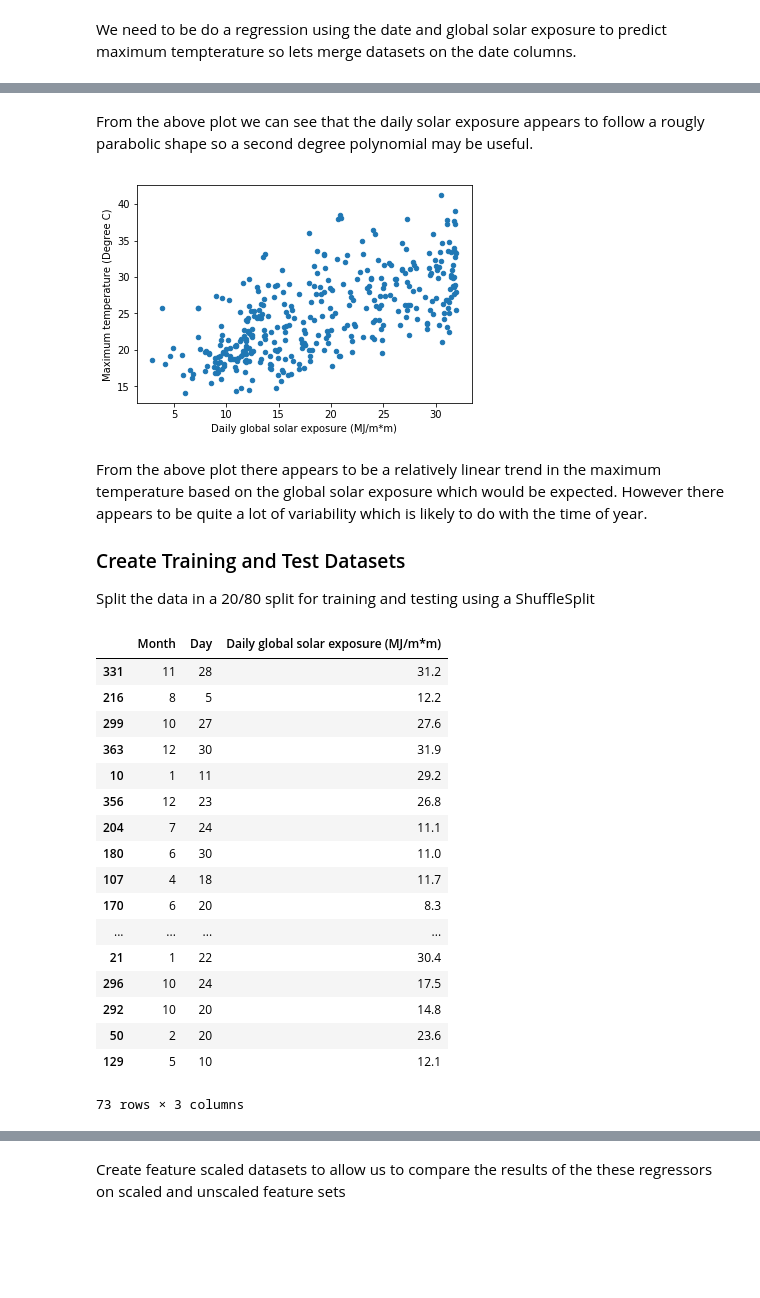
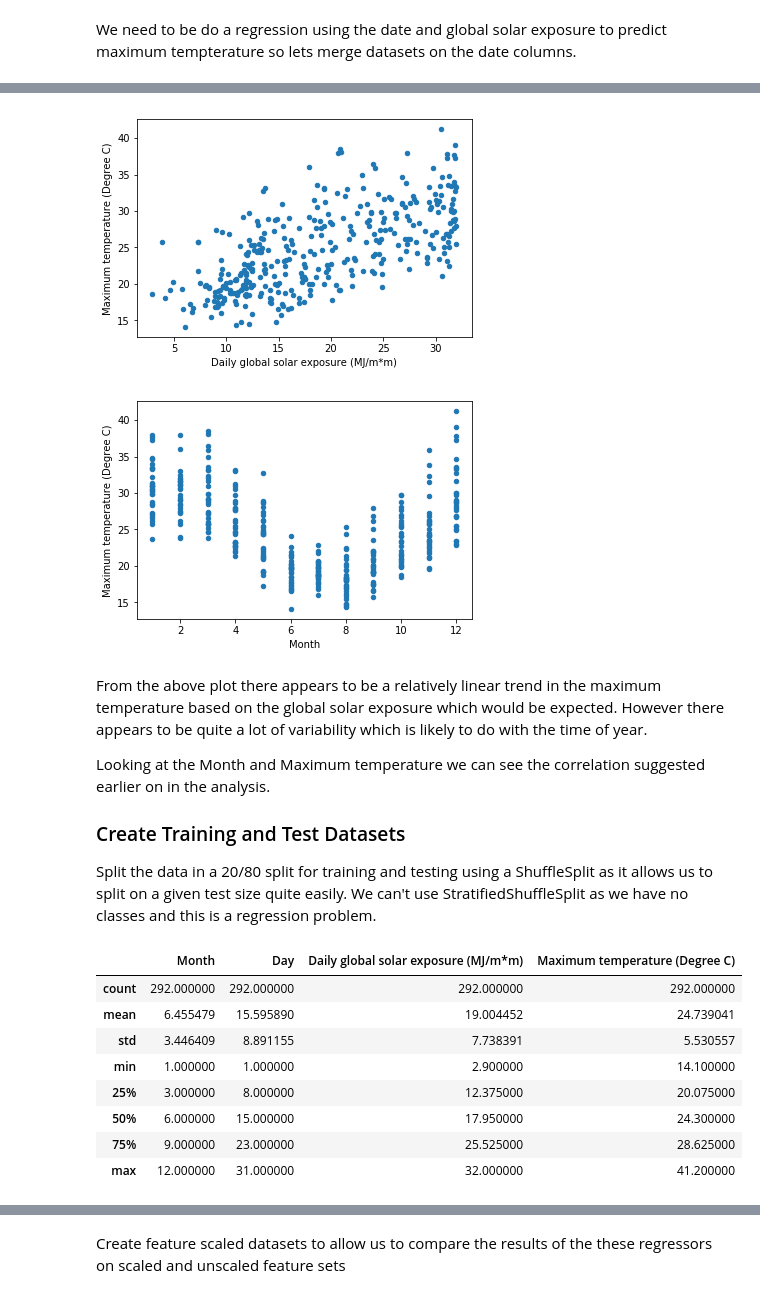
Before and after one commit to SamuelHeath/handson-ml, a Jupyter notebook: labs/lab3/lab03.ipynb, the cells around one changed output, grey strips where cells are left out. Cells and saved outputs as stored; diff of their text form; code cells hidden in the pictures; blank space fills up the shorter version.

```diff
--- a/labs/lab3/lab03.ipynb
+++ b/labs/lab3/lab03.ipynb
@@ -41,0 +50,5 @@ ecoli_data.head(10)
+# %%
+ecoli_data = ecoli_data.drop(["lip", "chg"], axis=1)
+
+ecoli_data.plot()
+plt.show()
@@ -239,45 +332,40 @@ plt.show()
-# %% [markdown]
-From the above plot we can see that the daily solar exposure appears to follow a rougly parabolic shape so a second degree polynomial may be useful.
 # %%
 # Compare solar exposure with respect to maximum temperature
 combined_data.plot.scatter(x='Daily global solar exposure (MJ/m*m)', y='Maximum temperature (Degree C)')
+combined_data.plot.scatter(x='Month', y='Maximum temperature (Degree C)')
 plt.show()
 # %% [output]
 [figure]
+[figure, added]
 # %% [markdown]
 From the above plot there appears to be a relatively linear trend in the maximum temperature based on the global solar exposure which would be expected. However there appears to be quite a lot of variability which is likely to do with the time of year.
 
+Looking at the Month and Maximum temperature we can see the correlation suggested earlier on in the analysis.
+
 ### Create Training and Test Datasets
-Split the data in a 20/80 split for training and testing using a ShuffleSplit
+Split the data in a 20/80 split for training and testing using a ShuffleSplit as it allows us to split on a given test size quite easily. We can't use StratifiedShuffleSplit as we have no classes and this is a regression problem.
 # %%
 from sklearn.model_selection import ShuffleSplit
 
 ss = ShuffleSplit(train_size=0.8, test_size=0.2, random_state=random_seed)
 
 target = "Maximum temperature (Degree C)"
 
 for train_index, test_index in ss.split(combined_data.iloc[:, :len(combined_data.columns)-2], combined_data[target]):
     X_train2, X_test2 = combined_data.iloc[train_index], combined_data.iloc[test_index]
     y_train2, y_test2 = combined_data.iloc[train_index][target], combined_data.iloc[test_index][target]
 
 X_train2.drop("Maximum temperature (Degree C)", axis=1)
 X_test2.drop("Maximum temperature (Degree C)", axis=1)
+
+X_train2.describe()
 # %% [output]
-|  | Month | Day | Daily global solar exposure (MJ/m*m) |
-| 331 | 11 | 28 | 31.2 |
-| 216 | 8 | 5 | 12.2 |
-| 299 | 10 | 27 | 27.6 |
-| 363 | 12 | 30 | 31.9 |
-| 10 | 1 | 11 | 29.2 |
-| 356 | 12 | 23 | 26.8 |
-| 204 | 7 | 24 | 11.1 |
-| 180 | 6 | 30 | 11.0 |
-| 107 | 4 | 18 | 11.7 |
-| 170 | 6 | 20 | 8.3 |
-| ... | ... | ... | ... |
-| 21 | 1 | 22 | 30.4 |
-| 296 | 10 | 24 | 17.5 |
-| 292 | 10 | 20 | 14.8 |
-| 50 | 2 | 20 | 23.6 |
-| 129 | 5 | 10 | 12.1 |
+|  | Month | Day | Daily global solar exposure (MJ/m*m) | Maximum temperature (Degree C) |
+| count | 292.000000 | 292.000000 | 292.000000 | 292.000000 |
+| mean | 6.455479 | 15.595890 | 19.004452 | 24.739041 |
+| std | 3.446409 | 8.891155 | 7.738391 | 5.530557 |
+| min | 1.000000 | 1.000000 | 2.900000 | 14.100000 |
+| 25% | 3.000000 | 8.000000 | 12.375000 | 20.075000 |
+| 50% | 6.000000 | 15.000000 | 17.950000 | 24.300000 |
+| 75% | 9.000000 | 23.000000 | 25.525000 | 28.625000 |
+| max | 12.000000 | 31.000000 | 32.000000 | 41.200000 |
-73 rows × 3 columns
```
Also changed, not shown: parts of 52 cells of this notebook.
